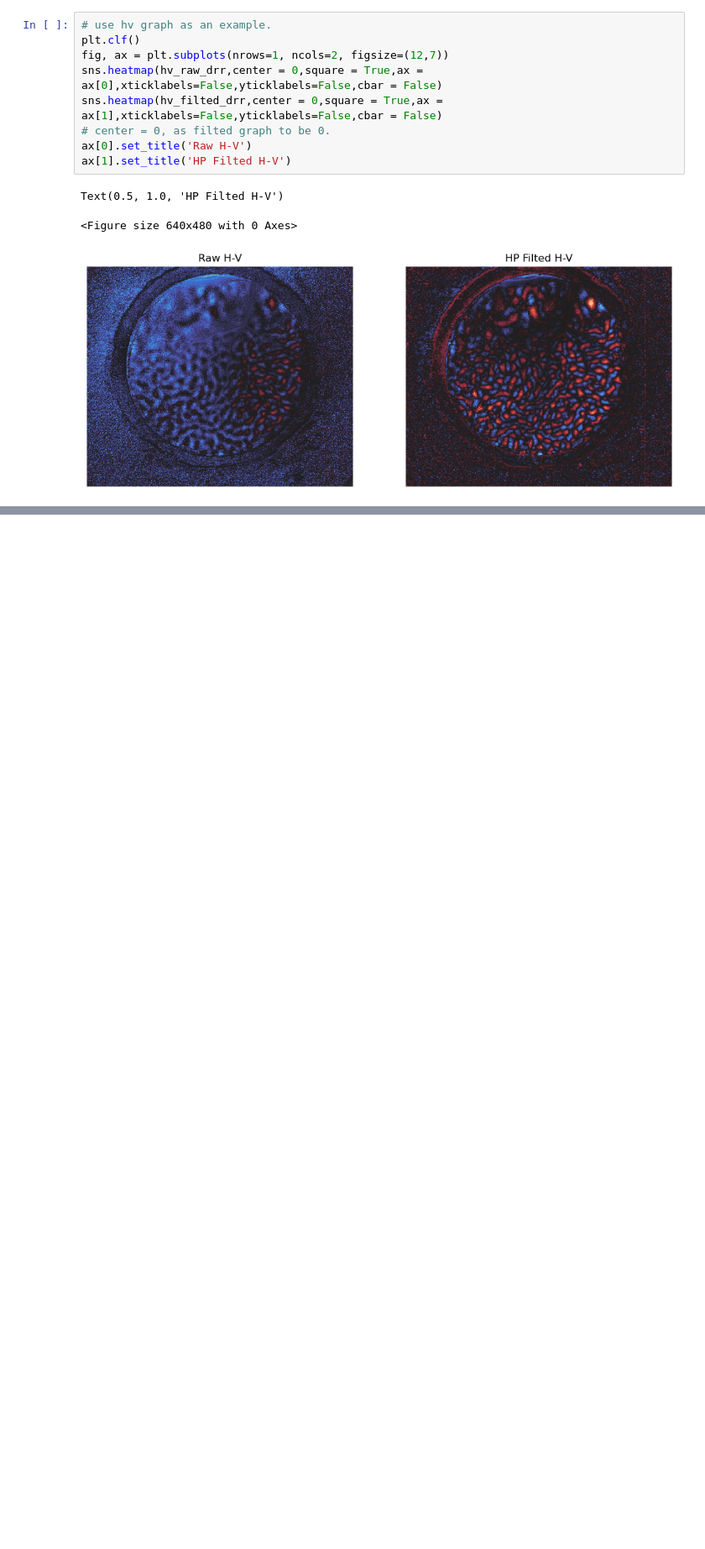
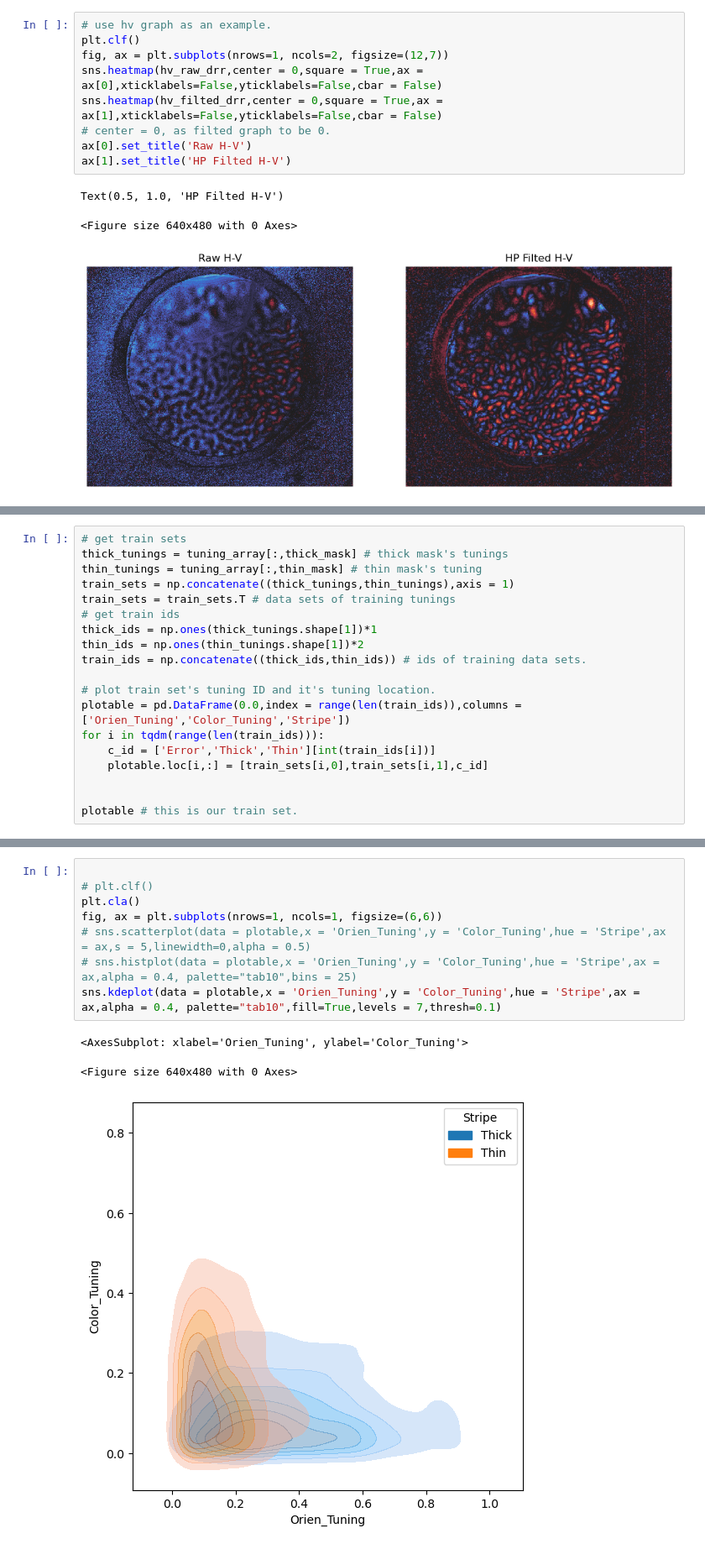
Before and after one commit to adolescent/Lulab_OI_Infrastructure, a Jupyter notebook: _Projects/240930_V2_Project/Step1_Train_SVM.ipynb, the cells around one changed output, grey strips where cells are left out. Shown at 84% size. Drawn from its saved outputs; the diff is of its cells as text; blank space fills up the shorter version.

```diff
--- a/_Projects/240930_V2_Project/Step1_Train_SVM.ipynb
+++ b/_Projects/240930_V2_Project/Step1_Train_SVM.ipynb
@@ -81,0 +163,19 @@ Step 4, we will use masks to generate orien and color tuning index matrix, and u
+# %%
+# get train sets
+thick_tunings = tuning_array[:,thick_mask] # thick mask's tunings
+thin_tunings = tuning_array[:,thin_mask] # thin mask's tuning
+train_sets = np.concatenate((thick_tunings,thin_tunings),axis = 1)
+train_sets = train_sets.T # data sets of training tunings
+# get train ids
+thick_ids = np.ones(thick_tunings.shape[1])*1
+thin_ids = np.ones(thin_tunings.shape[1])*2
+train_ids = np.concatenate((thick_ids,thin_ids)) # ids of training data sets.
+
+# plot train set's tuning ID and it's tuning location.
+plotable = pd.DataFrame(0.0,index = range(len(train_ids)),columns = ['Orien_Tuning','Color_Tuning','Stripe'])
+for i in tqdm(range(len(train_ids))):
+    c_id = ['Error','Thick','Thin'][int(train_ids[i])]
+    plotable.loc[i,:] = [train_sets[i,0],train_sets[i,1],c_id]
+
+
+plotable # this is our train set.
@@ -82,2 +200,14 @@ Step 4, we will use masks to generate orien and color tuning index matrix, and u
+# %%
+
+# plt.clf()
+plt.cla()
+fig, ax = plt.subplots(nrows=1, ncols=1, figsize=(6,6))
+# sns.scatterplot(data = plotable,x = 'Orien_Tuning',y = 'Color_Tuning',hue = 'Stripe',ax = ax,s = 5,linewidth=0,alpha = 0.5)
+# sns.histplot(data = plotable,x = 'Orien_Tuning',y = 'Color_Tuning',hue = 'Stripe',ax = ax,alpha = 0.4, palette="tab10",bins = 25)
+sns.kdeplot(data = plotable,x = 'Orien_Tuning',y = 'Color_Tuning',hue = 'Stripe',ax = ax,alpha = 0.4, palette="tab10",fill=True,levels = 7,thresh=0.1)
+# %% [output]
+<AxesSubplot: xlabel='Orien_Tuning', ylabel='Color_Tuning'>
+<Figure size 640x480 with 0 Axes>
+[figure, added]
 # %% [markdown]
 ___
```
Also changed, not shown: parts of 20 cells of this notebook, 1 other file.
